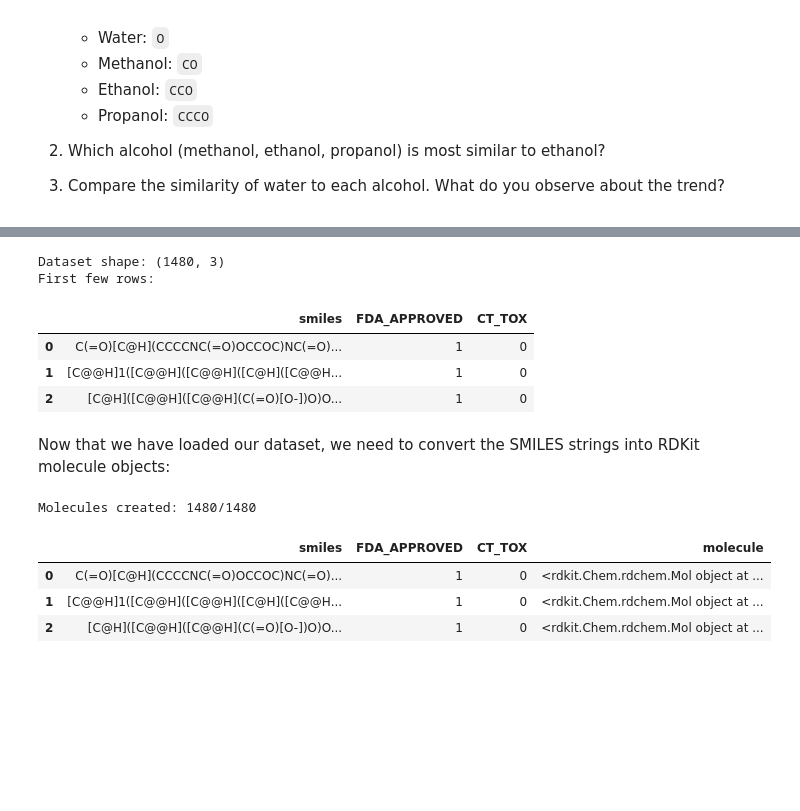
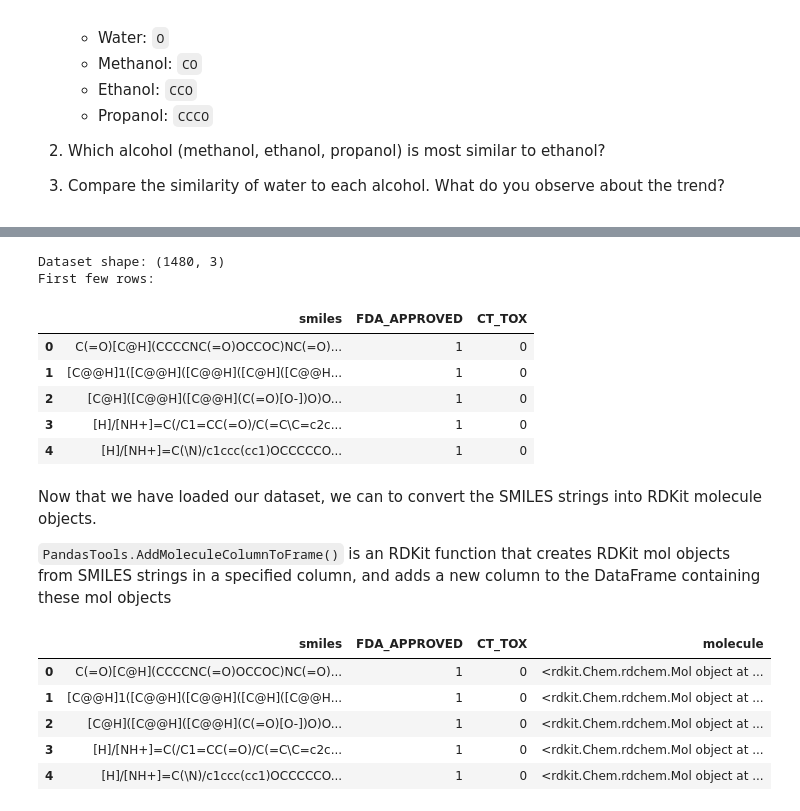
Before and after one commit to amygao226/CHE-1147, a Jupyter notebook: tutorials/tutorial_03_eda_and_rdkit.ipynb, the cells around one changed output, grey strips where cells are left out. Saved outputs shown, nothing was run; the diff lists cells and outputs as text; code cells hidden in the pictures; blank space fills up the shorter version.

```diff
--- a/tutorials/tutorial_03_eda_and_rdkit.ipynb
+++ b/tutorials/tutorial_03_eda_and_rdkit.ipynb
@@ -339,11 +365,15 @@ In this example we will test RDKit functions over the **ClinTox dataset**, which
 # %%
-# Load dataset
+# Load dataset using pd.read_csv()
+# This function reads the CSV file from a URL and creates a DataFrame
 url = "https://raw.githubusercontent.com/AI4ChemS/CHE-1147/main/data/tutorial_03_clintox.csv"
 df = pd.read_csv(url)
 
+# Check dataset dimensions using .shape()
 print(f"Dataset shape: {df.shape}")
+
+# Show the first few rows with .head()
 print("First few rows:")
-df.head(3)
+df.head()
 # %% [output]
 Dataset shape: (1480, 3)
 First few rows:
@@ -351,19 +381,23 @@ First few rows:
 | 0 | C(=O)[C@H](CCCCNC(=O)OCCOC)NC(=O)... | 1 | 0 |
 | 1 | [C@@H]1([C@@H]([C@@H]([C@H]([C@@H... | 1 | 0 |
 | 2 | [C@H]([C@@H]([C@@H](C(=O)[O-])O)O... | 1 | 0 |
+| 3 | [H]/[NH+]=C(/C1=CC(=O)/C(=C\C=c2c... | 1 | 0 |
+| 4 | [H]/[NH+]=C(\N)/c1ccc(cc1)OCCCCCO... | 1 | 0 |
 # %% [markdown]
-Now that we have loaded our dataset, we need to convert the SMILES strings into RDKit molecule objects:
+Now that we have loaded our dataset, we can to convert the SMILES strings into RDKit molecule objects.
+
+`PandasTools.AddMoleculeColumnToFrame()` is an RDKit function that creates RDKit mol objects from SMILES strings in a specified column, and adds a new column to the DataFrame containing these mol objects
 # %%
 from rdkit.Chem import PandasTools
 
 # Add a column called 'molecule' with mol objects
 PandasTools.AddMoleculeColumnToFrame(df, smilesCol='smiles', molCol='molecule')
 
-print(f"Molecules created: {df['molecule'].notna().sum()}/{len(df)}")
-df.head(3)
+df.head()
 # %% [output]
-Molecules created: 1480/1480
 |  | smiles | FDA_APPROVED | CT_TOX | molecule |
 | 0 | C(=O)[C@H](CCCCNC(=O)OCCOC)NC(=O)... | 1 | 0 | <rdkit.Chem.rdchem.Mol object at ... |
 | 1 | [C@@H]1([C@@H]([C@@H]([C@H]([C@@H... | 1 | 0 | <rdkit.Chem.rdchem.Mol object at ... |
 | 2 | [C@H]([C@@H]([C@@H](C(=O)[O-])O)O... | 1 | 0 | <rdkit.Chem.rdchem.Mol object at ... |
+| 3 | [H]/[NH+]=C(/C1=CC(=O)/C(=C\C=c2c... | 1 | 0 | <rdkit.Chem.rdchem.Mol object at ... |
+| 4 | [H]/[NH+]=C(\N)/c1ccc(cc1)OCCCCCO... | 1 | 0 | <rdkit.Chem.rdchem.Mol object at ... |
```
Also changed, not shown: parts of 23 cells of this notebook.
